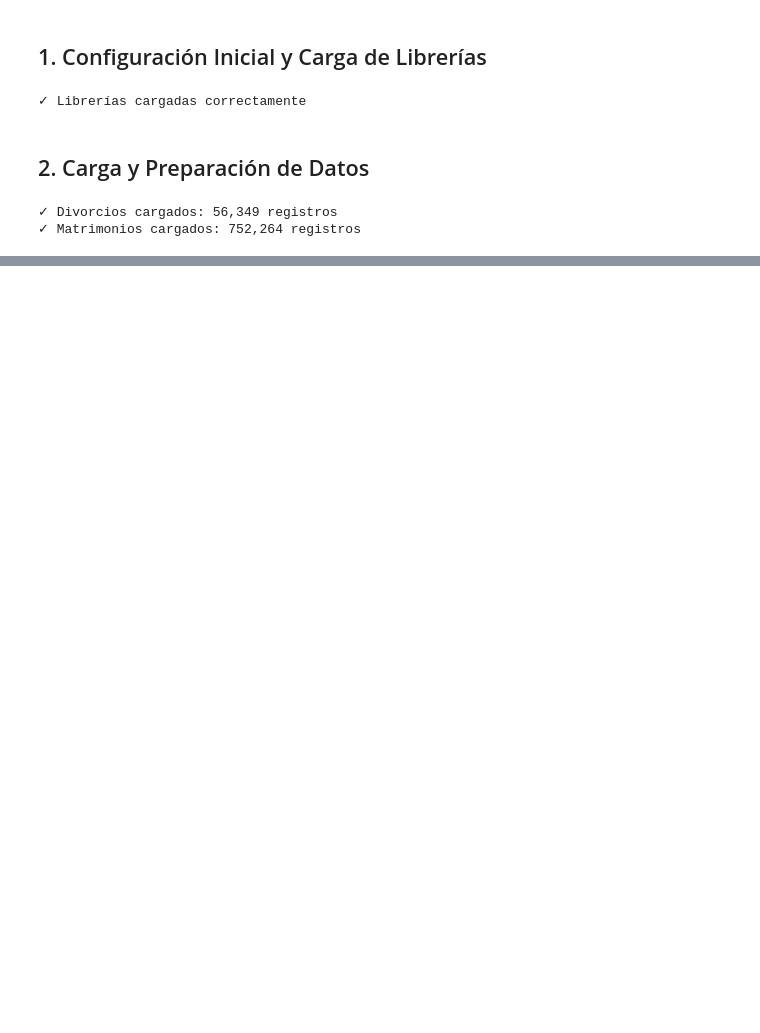
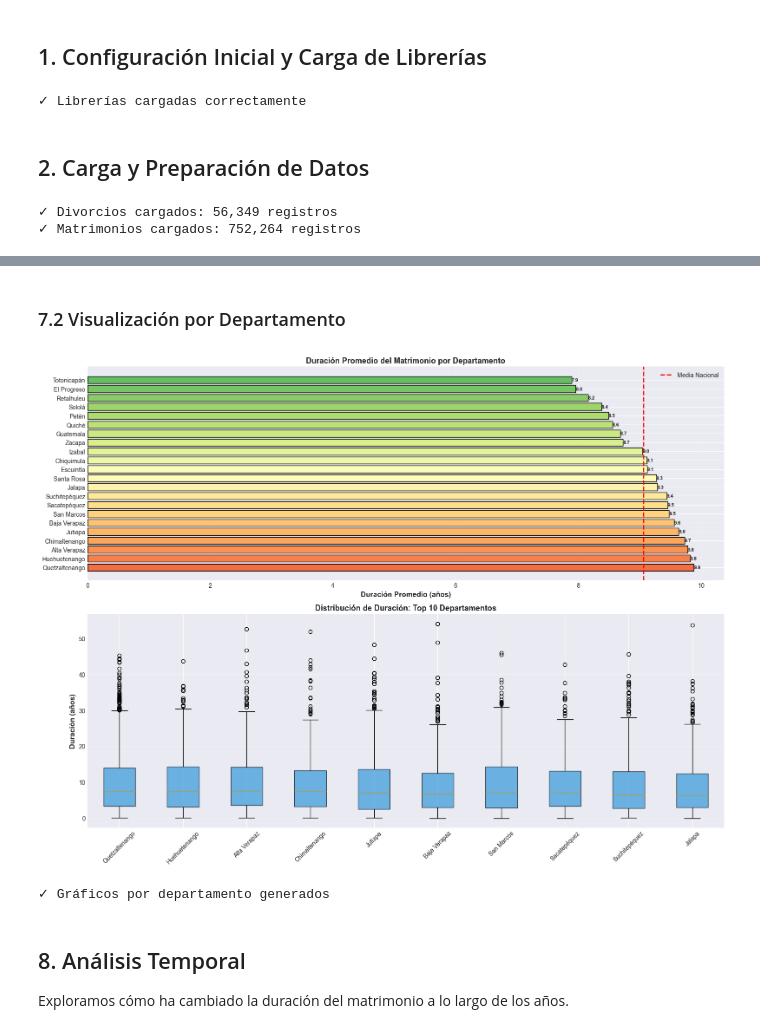
Before and after one commit to Branuvg/proyecto1_mineria, a Jupyter notebook: Hipotesis3_Duracion_Matrimonio.ipynb, the cells around one changed output, grey strips where cells are left out. Drawn from its saved outputs; the diff is of its cells as text; code cells hidden in the pictures; blank space fills up the shorter version.

```diff
--- a/Hipotesis3_Duracion_Matrimonio.ipynb
+++ b/Hipotesis3_Duracion_Matrimonio.ipynb
@@ -866,0 +410,20 @@ Este análisis proporciona **información práctica y reveladora** sobre:
+# %%
+# Calcular estadísticas por departamento
+duracion_por_depto = divorcios_duracion.groupby('DEPREG').agg({
+    'Duracion_Promedio': ['mean', 'median', 'std', 'count']
+}).reset_index()
+
+duracion_por_depto.columns = ['Departamento', 'Media', 'Mediana', 'Std', 'N']
+duracion_por_depto = duracion_por_depto.sort_values('Media', ascending=False)
+
+print("DURACIÓN PROMEDIO POR DEPARTAMENTO")
+print("="*80)
+print(duracion_por_depto[['Departamento', 'Media', 'Mediana', 'N']].to_string(index=False))
+
+print(f"\nTOP 5 DEPARTAMENTOS CON MAYOR DURACIÓN:")
+for i, row in duracion_por_depto.head(5).iterrows():
+    print(f"  {i+1}. {row['Departamento']}: {row['Media']:.2f} años ({row['N']:.0f} casos)")
+
+print(f"\nTOP 5 DEPARTAMENTOS CON MENOR DURACIÓN:")
+for i, row in duracion_por_depto.tail(5).iterrows():
+    print(f"  {i+1}. {row['Departamento']}: {row['Media']:.2f} años ({row['N']:.0f} casos)")
@@ -866,0 +477,45 @@ Este análisis proporciona **información práctica y reveladora** sobre:
+# %% [markdown]
+### 7.2 Visualización por Departamento
+# %%
+fig, axes = plt.subplots(2, 1, figsize=(16, 12))
+
+# 7.2.1 Barras horizontales
+ax1 = axes[0]
+colors = plt.cm.RdYlGn(np.linspace(0.2, 0.8, len(duracion_por_depto)))
+bars = ax1.barh(duracion_por_depto['Departamento'], duracion_por_depto['Media'],
+               color=colors, edgecolor='black', linewidth=1)
+ax1.axvline(divorcios_duracion['Duracion_Promedio'].mean(), color='red',
+           linestyle='--', linewidth=2, label='Media Nacional')
+ax1.set_xlabel('Duración Promedio (años)', fontsize=12, fontweight='bold')
+ax1.set_title('Duración Promedio del Matrimonio por Departamento', fontsize=13, fontweight='bold')
+ax1.legend(loc='best', fontsize=10)
+ax1.grid(True, alpha=0.3, axis='x')
+
+# Añadir valores
+for i, (bar, val) in enumerate(zip(bars, duracion_por_depto['Media'])):
+    ax1.text(val, bar.get_y() + bar.get_height()/2, f'{val:.1f}',
+            ha='left', va='center', fontsize=8, fontweight='bold')
+
+# 7.2.2 Boxplot por departamento (top 10)
+ax2 = axes[1]
+top10_deptos = duracion_por_depto.head(10)['Departamento'].tolist()
+data_boxplot = [divorcios_duracion[divorcios_duracion['DEPREG'] == depto]['Duracion_Promedio'].values
+                for depto in top10_deptos]
+bp = ax2.boxplot(data_boxplot, labels=top10_deptos, patch_artist=True)
+for patch in bp['boxes']:
+    patch.set_facecolor('#3498DB')
+    patch.set_alpha(0.7)
+ax2.set_ylabel('Duración (años)', fontsize=12, fontweight='bold')
+ax2.set_title('Distribución de Duración: Top 10 Departamentos', fontsize=13, fontweight='bold')
+ax2.tick_params(axis='x', rotation=45)
+ax2.grid(True, alpha=0.3, axis='y')
+
+plt.tight_layout()
+plt.show()
+# %% [output]
+[figure, added]
+✓ Gráficos por departamento generados
+# %% [markdown]
+## 8. Análisis Temporal
+
+Exploramos cómo ha cambiado la duración del matrimonio a lo largo de los años.
```
Also changed, not shown: parts of 64 cells of this notebook.
